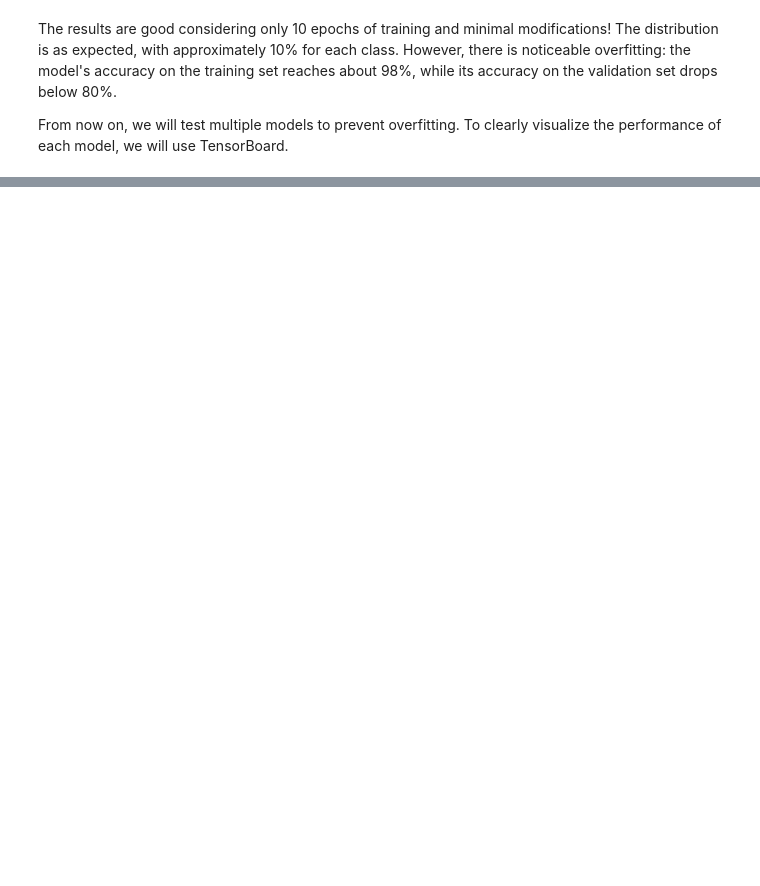
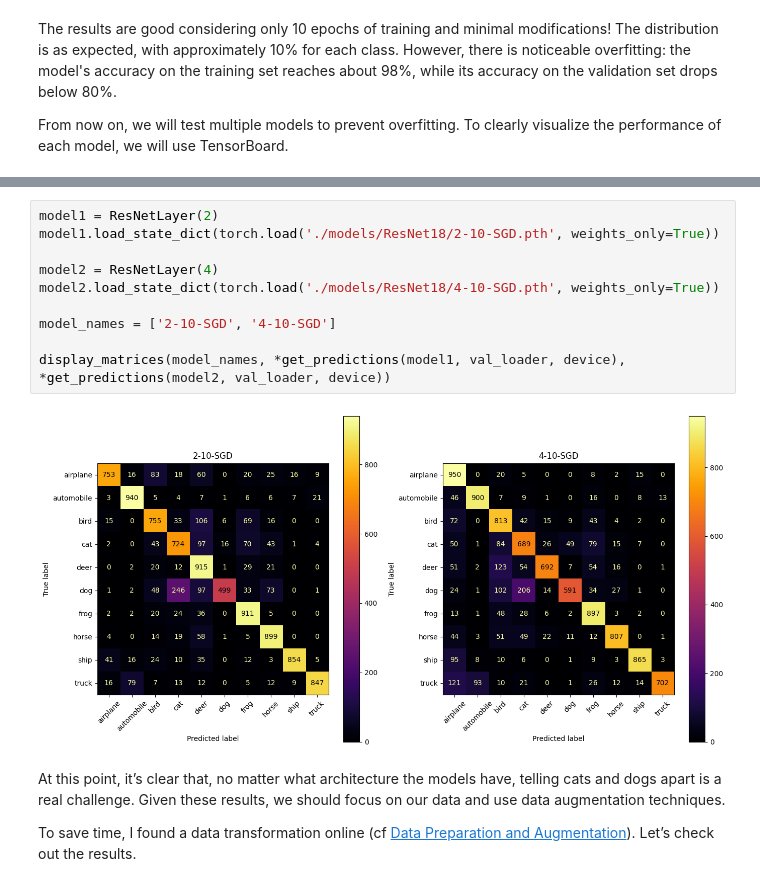
Before and after one commit to Lucas64000/CIFAR10, a Jupyter notebook: model.ipynb, the cells around one changed output, grey strips where cells are left out. Cells and saved outputs as stored; diff of their text form; blank space fills up the shorter version.

```diff
--- a/model.ipynb
+++ b/model.ipynb
@@ -381,0 +561,16 @@ for dropout in [0.2, 0.3, 0.4]:
+# %%
+model1 = ResNetLayer(2)
+model1.load_state_dict(torch.load('./models/ResNet18/2-10-SGD.pth', weights_only=True))
+
+model2 = ResNetLayer(4)
+model2.load_state_dict(torch.load('./models/ResNet18/4-10-SGD.pth', weights_only=True))
+
+model_names = ['2-10-SGD', '4-10-SGD']
+
+display_matrices(model_names, *get_predictions(model1, val_loader, device), *get_predictions(model2, val_loader, device))
+# %% [output]
+[figure, added]
+# %% [markdown]
+At this point, it’s clear that, no matter what architecture the models have, telling cats and dogs apart is a real challenge. Given these results, we should focus on our data and use data augmentation techniques.
+
+To save time, I found a data transformation online (cf [Data Preparation and Augmentation](https://medium.com/@thatchawin.ler/cifar10-with-resnet-in-pytorch-a86fe18049df)). Let’s check out the results.
```
Also changed, not shown: parts of 30 cells of this notebook.
